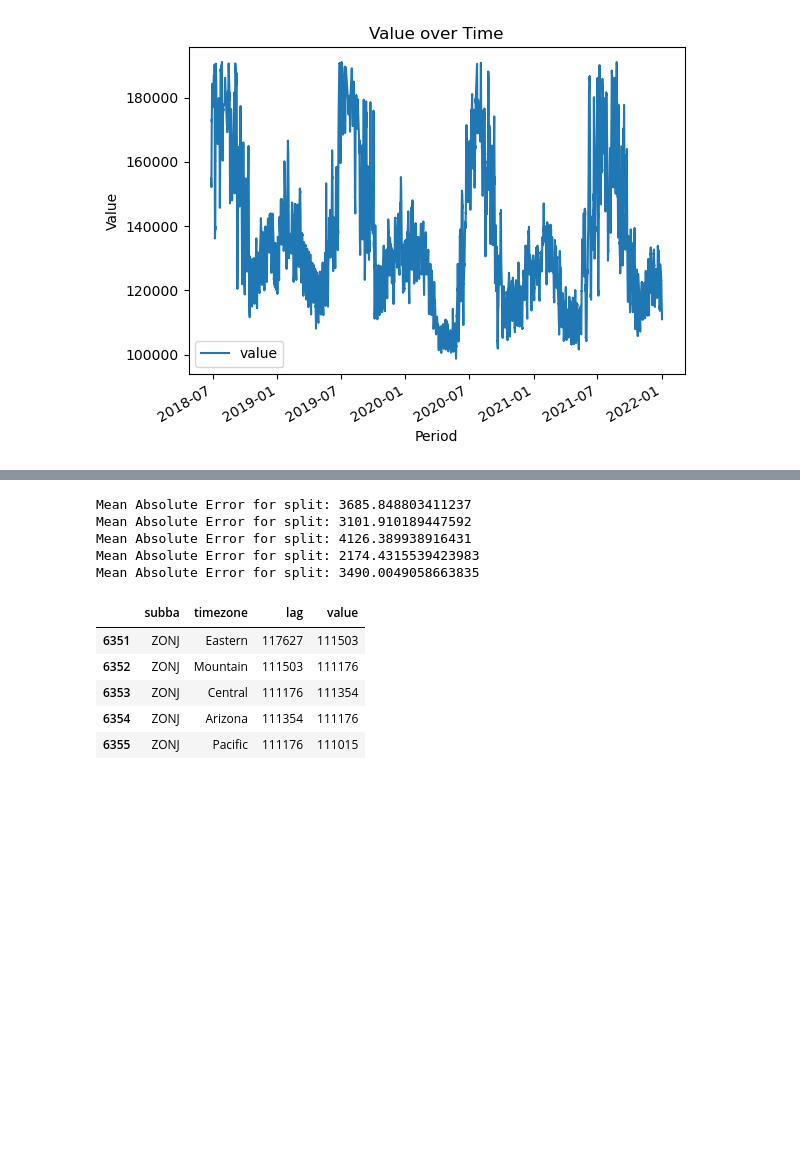
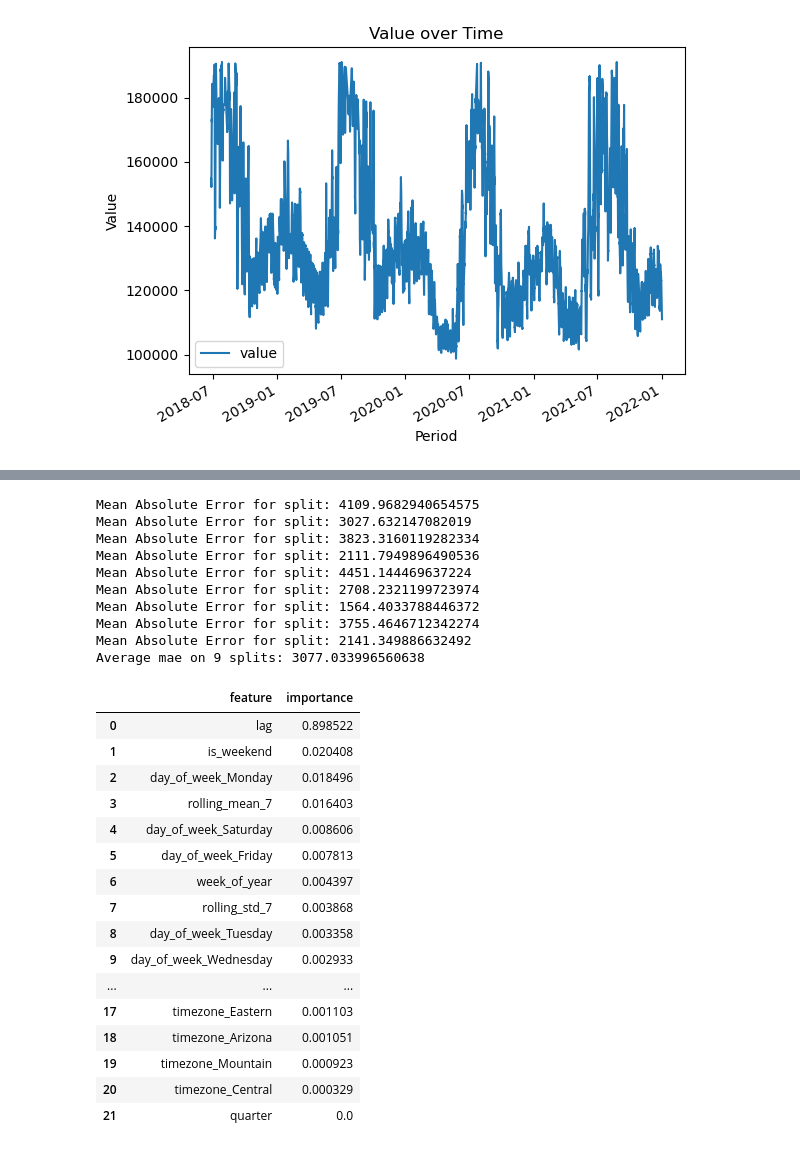
Before and after one commit to mikhailstasyuk/electricity-demand-forecast, a Jupyter notebook: parser/transform.ipynb, the cells around one changed output, grey strips where cells are left out. Cells and saved outputs as stored; diff of their text form; code cells hidden in the pictures; blank space fills up the shorter version.

```diff
--- a/parser/transform.ipynb
+++ b/parser/transform.ipynb
@@ -116,29 +151,54 @@ tscv = TimeSeriesSplit(n_splits=n_splits)
 from xgboost import XGBRegressor
 model = XGBRegressor(objective='reg:squarederror', n_estimators=1000)
 # %%
-for train_index, test_index in tscv.split(X):
-    X_train, X_test = X.iloc[train_index], X.iloc[test_index]
-    y_train, y_test = y.iloc[train_index], y.iloc[test_index]
+def train(model, X, y):
+    mae_hist = pd.Series(dtype='float64')
+    for train_index, test_index in tscv.split(X):
+        X_train, X_test = X.iloc[train_index], X.iloc[test_index]
+        y_train, y_test = y.iloc[train_index], y.iloc[test_index]
 
-    model = XGBRegressor(objective='reg:squarederror', n_estimators=1000)
-    model.fit(X_train, y_train)
+        model.fit(X_train, y_train)
 
-    y_pred = model.predict(X_test)
-    mae = mean_absolute_error(y_test, y_pred)
-
-    print("Mean Absolute Error for split:", mae)
+        y_pred = model.predict(X_test)
+        mae = mean_absolute_error(y_test, y_pred)
+        mae_hist.loc[mae_hist.size] = mae
+        print("Mean Absolute Error for split:", mae)
+    avgmae = mae_hist.mean()
+    print('Average mae on {} splits: {}'.format(n_splits, avgmae))
+    return avgmae
+avgmae = train(model, X, y)
 # %% [output]
-Mean Absolute Error for split: 3685.848803411237
-Mean Absolute Error for split: 3101.910189447592
-Mean Absolute Error for split: 4126.389938916431
-Mean Absolute Error for split: 2174.4315539423983
-Mean Absolute Error for split: 3490.0049058663835
+Mean Absolute Error for split: 4109.9682940654575
+Mean Absolute Error for split: 3027.632147082019
+Mean Absolute Error for split: 3823.3160119282334
+Mean Absolute Error for split: 2111.7949896490536
+Mean Absolute Error for split: 4451.144469637224
+Mean Absolute Error for split: 2708.2321199723974
+Mean Absolute Error for split: 1564.4033788446372
+Mean Absolute Error for split: 3755.4646712342274
+Mean Absolute Error for split: 2141.349886632492
+Average mae on 9 splits: 3077.033996560638
-# %%
-df_transformed.tail()
-# %% [output]
-|  | subba | timezone | lag | value |
-| 6351 | ZONJ | Eastern | 117627 | 111503 |
-| 6352 | ZONJ | Mountain | 111503 | 111176 |
-| 6353 | ZONJ | Central | 111176 | 111354 |
-| 6354 | ZONJ | Arizona | 111354 | 111176 |
-| 6355 | ZONJ | Pacific | 111176 | 111015 |
+# %%
+imp = model.feature_importances_
+cols = X.columns.tolist().copy()
+feat_imps = pd.DataFrame((cols, imp)).T
+feat_imps.columns = ['feature', 'importance']
+feat_imps.sort_values(by=['importance'], ascending=False).reset_index(drop=True)
+# %% [output]
+|  | feature | importance |
+| 0 | lag | 0.898522 |
+| 1 | is_weekend | 0.020408 |
+| 2 | day_of_week_Monday | 0.018496 |
+| 3 | rolling_mean_7 | 0.016403 |
+| 4 | day_of_week_Saturday | 0.008606 |
+| 5 | day_of_week_Friday | 0.007813 |
+| 6 | week_of_year | 0.004397 |
+| 7 | rolling_std_7 | 0.003868 |
+| 8 | day_of_week_Tuesday | 0.003358 |
+| 9 | day_of_week_Wednesday | 0.002933 |
+| ... | ... | ... |
+| 17 | timezone_Eastern | 0.001103 |
+| 18 | timezone_Arizona | 0.001051 |
+| 19 | timezone_Mountain | 0.000923 |
+| 20 | timezone_Central | 0.000329 |
+| 21 | quarter | 0.0 |
```
Also changed, not shown: parts of 16 cells of this notebook.
